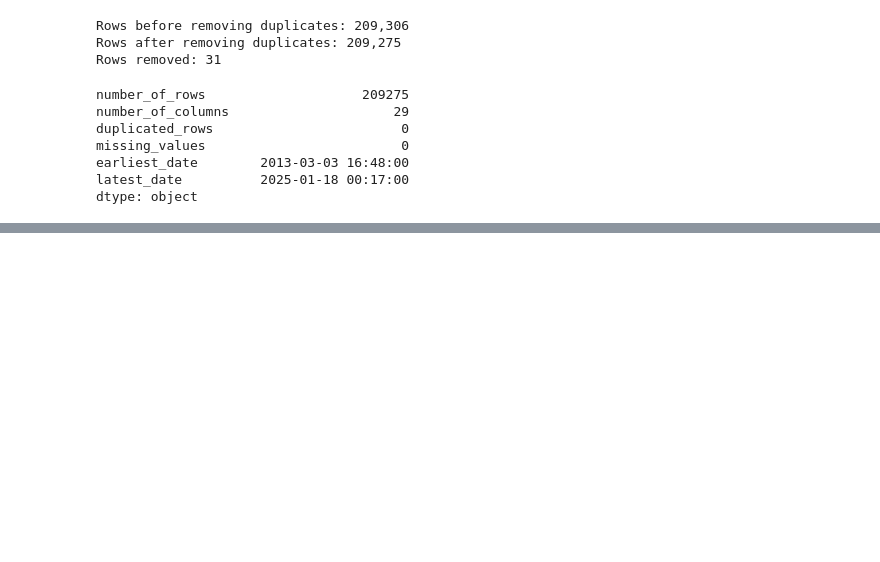
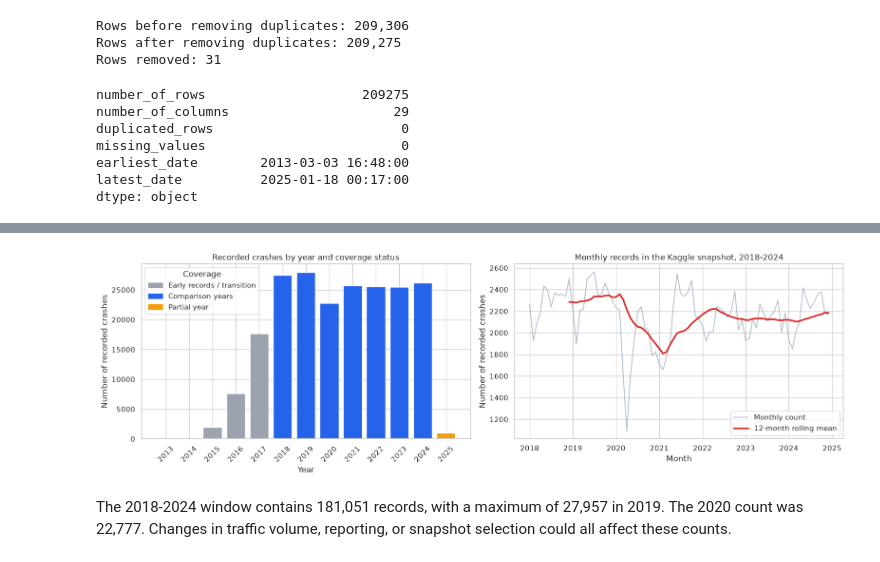
Before and after one commit to Tam-Khuyen/Traffic-Accidents, a Jupyter notebook: notebooks/01_collection_exploration.ipynb, the cells around one changed output, grey strips where cells are left out. Cells and saved outputs as stored; diff of their text form; code cells hidden in the pictures; blank space fills up the shorter version.

```diff
--- a/notebooks/01_collection_exploration.ipynb
+++ b/notebooks/01_collection_exploration.ipynb
@@ -491,0 +577,33 @@ Before this exploration notebook is considered complete, the following analyses
+# %%
+coverage_colors = {
+    "Early records / transition": "#9CA3AF",
+    "Comparison years": "#2563EB",
+    "Partial year": "#F59E0B",
+}
+
+fig, axes = plt.subplots(1, 2, figsize=(16, 5))
+
+bar_colors = yearly_counts["coverage_status"].map(coverage_colors)
+axes[0].bar(yearly_counts.index.astype(str), yearly_counts["crash_count"], color=bar_colors)
+axes[0].set_title("Recorded crashes by year and coverage status")
+axes[0].set_xlabel("Year")
+axes[0].set_ylabel("Number of recorded crashes")
+axes[0].tick_params(axis="x", rotation=45)
+axes[0].legend(
+    handles=[Patch(color=color, label=label) for label, color in coverage_colors.items()],
+    title="Coverage",
+)
+
+axes[1].plot(monthly_counts.index, monthly_counts["crash_count"], color="#94A3B8", alpha=0.65, label="Monthly count")
+axes[1].plot(monthly_counts.index, monthly_counts["12_month_rolling_mean"], color="#DC2626", linewidth=2.5, label="12-month rolling mean")
+axes[1].set_title("Monthly records in the Kaggle snapshot, 2018-2024")
+axes[1].set_xlabel("Month")
+axes[1].set_ylabel("Number of recorded crashes")
+axes[1].legend()
+
+plt.tight_layout()
+plt.show()
+# %% [output]
+[figure, added]
+# %% [markdown]
+The 2018-2024 window contains 181,051 records, with a maximum of 27,957 in 2019. The 2020 count was 22,777. Changes in traffic volume, reporting, or snapshot selection could all affect these counts.
```
Also changed, not shown: parts of 38 cells of this notebook, 2 other files.
